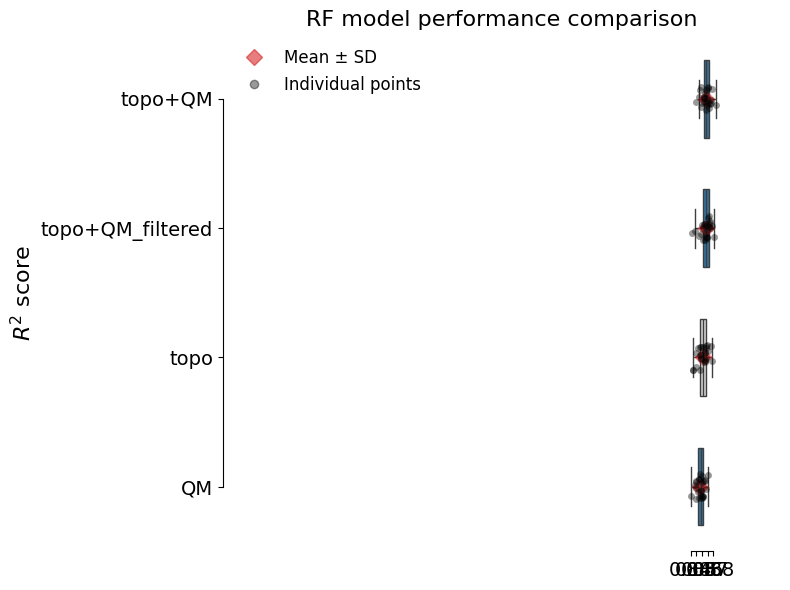
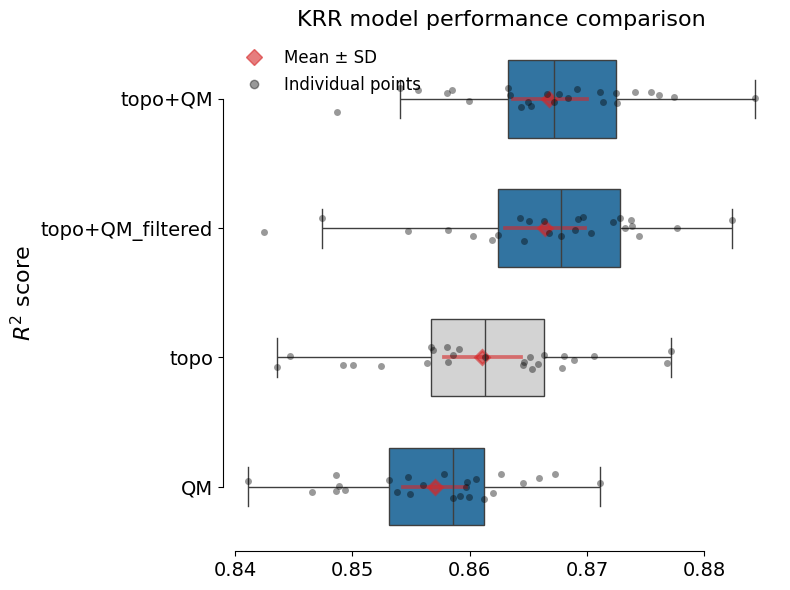
Code edit (unified diff) that turned the first committed figure into the second:
--- before
+++ after
@@ -73,6 +73,6 @@
 plt.xlabel("")
 plt.ylabel(r"$R^2$ score", fontsize=16)
-plt.title("RF model performance comparison", fontsize=16)
-plt.xlim(0, 1)
+plt.title("KRR model performance comparison", fontsize=16)
+# plt.xlim(0, 1)
 plt.tight_layout()
 # plt.savefig("HuberReg_compare.png", dpi=300)

Commit: made comparison of the three models